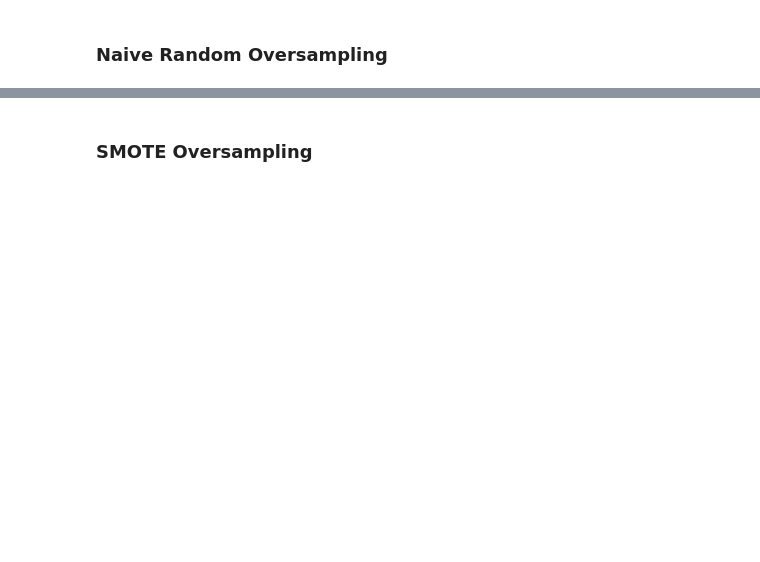
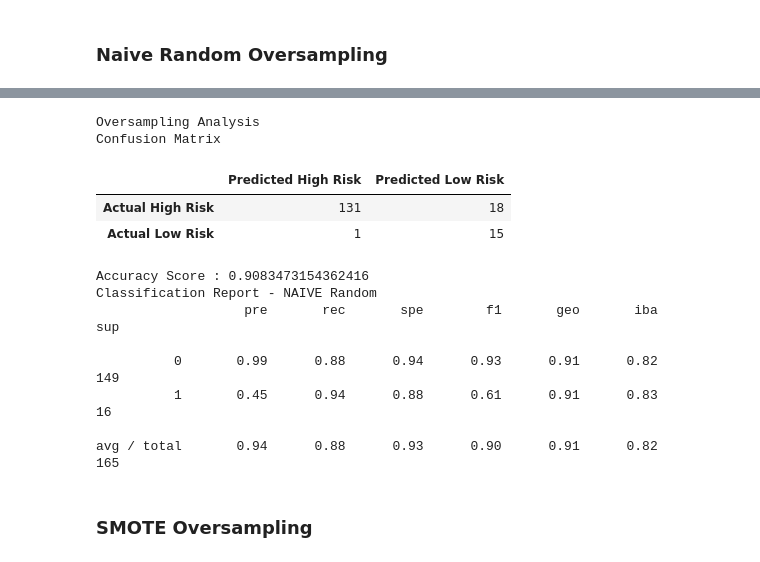
Before and after one commit to achoav/Credit_Risk_Analysis, a Jupyter notebook: credit_risk_resampling_starter_code.ipynb, the cells around one changed output, grey strips where cells are left out. Drawn from its saved outputs; the diff is of its cells as text; code cells hidden in the pictures; blank space fills up the shorter version.

```diff
--- a/credit_risk_resampling_starter_code.ipynb
+++ b/credit_risk_resampling_starter_code.ipynb
@@ -137,3 +218,6 @@ Note: Use a random state of 1 for each sampling algorithm to ensure consistency
 # %%
 # Train the Logistic Regression model using the resampled data
-# YOUR CODE HERE
+from sklearn.linear_model import LogisticRegression
+
+model = LogisticRegression(solver='lbfgs', random_state=1)
+model.fit(X_resampled, y_resampled)
@@ -155,0 +232,6 @@ avg / total       0.99      0.55      0.74      0.71      0.64      0.40     172
+# %%
+# Calculated the balanced accuracy score
+from sklearn.metrics import balanced_accuracy_score
+
+y_pred = model.predict(X_test)
+acc_score = balanced_accuracy_score(y_test, y_pred)
@@ -156,2 +253,27 @@ avg / total       0.99      0.55      0.74      0.71      0.64      0.40     172
+# %%
+# Print the imbalanced classification report
+from imblearn.metrics import classification_report_imbalanced
+
+# Displaying results
+print("Oversampling Analysis")
+print("Confusion Matrix")
+display(cm_df)
+print(f"Accuracy Score : {acc_score}")
+print("Classification Report - NAIVE Random")
+print(classification_report_imbalanced(y_test, y_pred))
+# %% [output]
+Oversampling Analysis
+Confusion Matrix
+|  | Predicted High Risk | Predicted Low Risk |
+| Actual High Risk | 131 | 18 |
+| Actual Low Risk | 1 | 15 |
+Accuracy Score : 0.9083473154362416
+Classification Report - NAIVE Random
+                   pre       rec       spe        f1       geo       iba       sup
+
+          0       0.99      0.88      0.94      0.93      0.91      0.82       149
+          1       0.45      0.94      0.88      0.61      0.91      0.83        16
+
+avg / total       0.94      0.88      0.93      0.90      0.91      0.82       165
 # %% [markdown]
 ### SMOTE Oversampling
```
Also changed, not shown: parts of 44 cells of this notebook, 3 other files.
